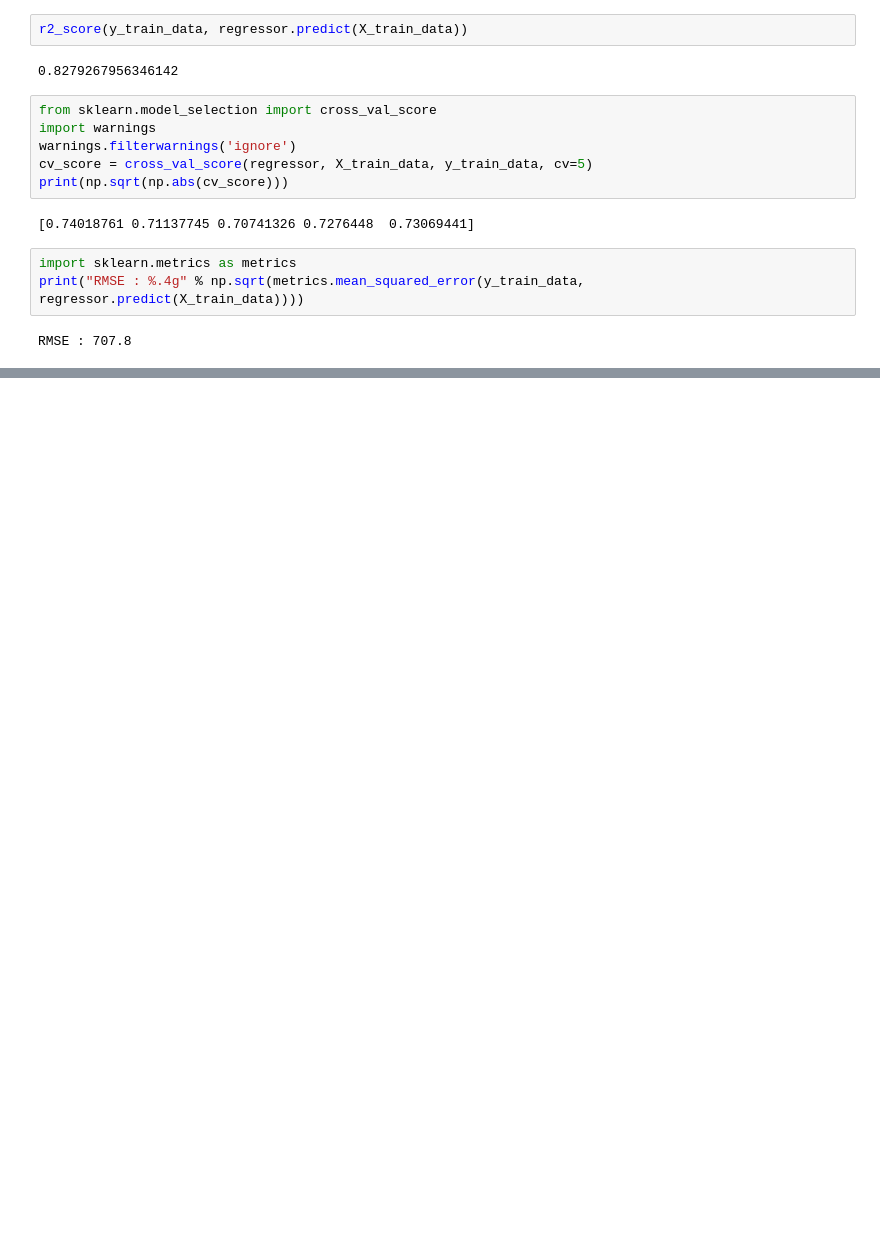
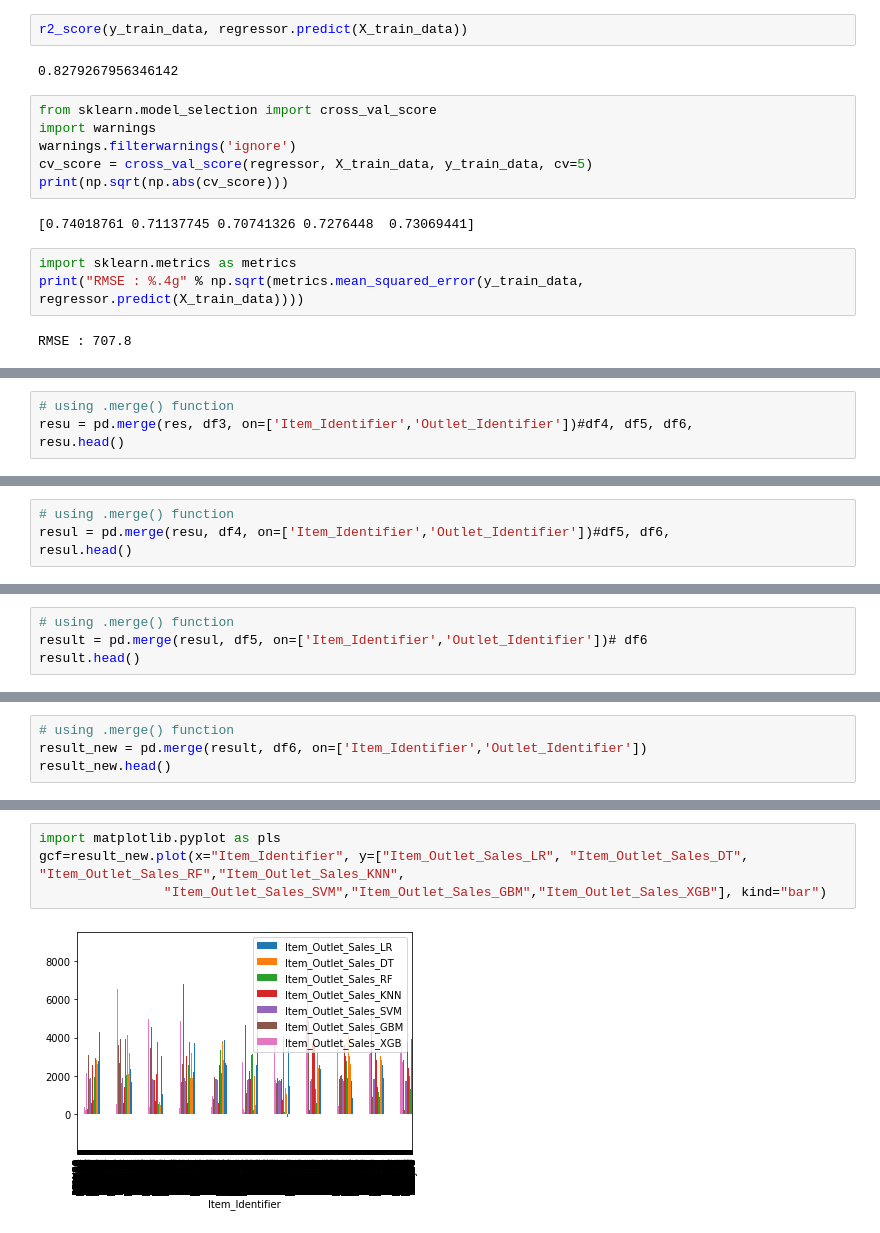
Before and after one commit to Anmol-dot-cyber/Data_Science_Projects, a Jupyter notebook: Big_Mart_Sales_Python/Super_Market_Sales-BIGMART_Prediction .ipynb, the cells around one changed output, grey strips where cells are left out. Cells and saved outputs as stored; diff of their text form; blank space fills up the shorter version.

```diff
--- a/Big_Mart_Sales_Python/Super_Market_Sales-BIGMART_Prediction .ipynb
+++ b/Big_Mart_Sales_Python/Super_Market_Sales-BIGMART_Prediction .ipynb
@@ -662,0 +700,4 @@ submission.to_csv('XG_Boost.csv',index=False)
+# %%
+# using .merge() function
+resu = pd.merge(res, df3, on=['Item_Identifier','Outlet_Identifier'])#df4, df5, df6,
+resu.head()
@@ -662,0 +711,4 @@ submission.to_csv('XG_Boost.csv',index=False)
+# %%
+# using .merge() function
+resul = pd.merge(resu, df4, on=['Item_Identifier','Outlet_Identifier'])#df5, df6,
+resul.head()
@@ -662,0 +722,4 @@ submission.to_csv('XG_Boost.csv',index=False)
+# %%
+# using .merge() function
+result = pd.merge(resul, df5, on=['Item_Identifier','Outlet_Identifier'])# df6
+result.head()
@@ -662,0 +733,4 @@ submission.to_csv('XG_Boost.csv',index=False)
+# %%
+# using .merge() function
+result_new = pd.merge(result, df6, on=['Item_Identifier','Outlet_Identifier'])
+result_new.head()
@@ -662,0 +744,6 @@ submission.to_csv('XG_Boost.csv',index=False)
+# %%
+import matplotlib.pyplot as pls
+gcf=result_new.plot(x="Item_Identifier", y=["Item_Outlet_Sales_LR", "Item_Outlet_Sales_DT", "Item_Outlet_Sales_RF","Item_Outlet_Sales_KNN",
+                "Item_Outlet_Sales_SVM","Item_Outlet_Sales_GBM","Item_Outlet_Sales_XGB"], kind="bar")
+# %% [output]
+[figure, added]
```
Also changed, not shown: parts of 24 cells of this notebook.
